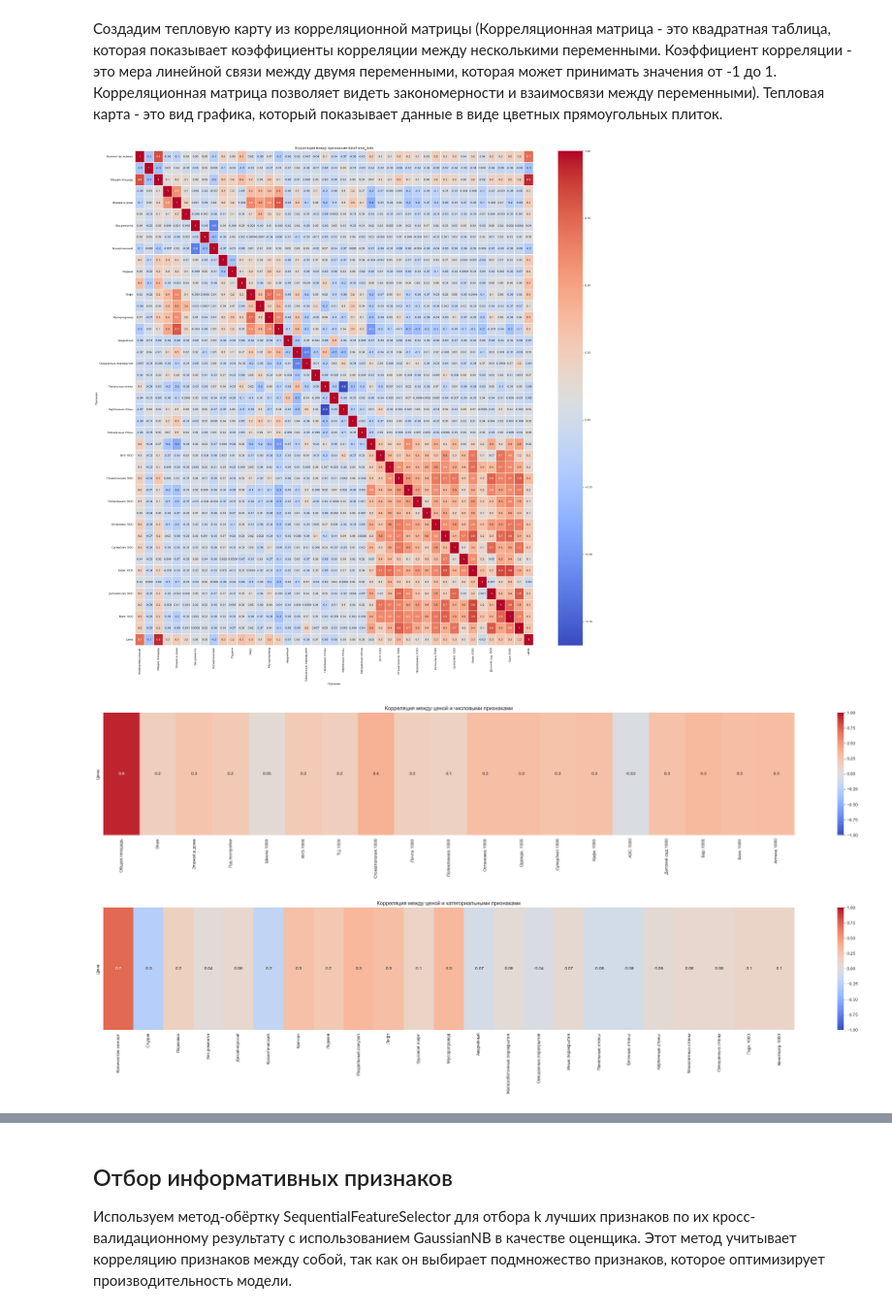
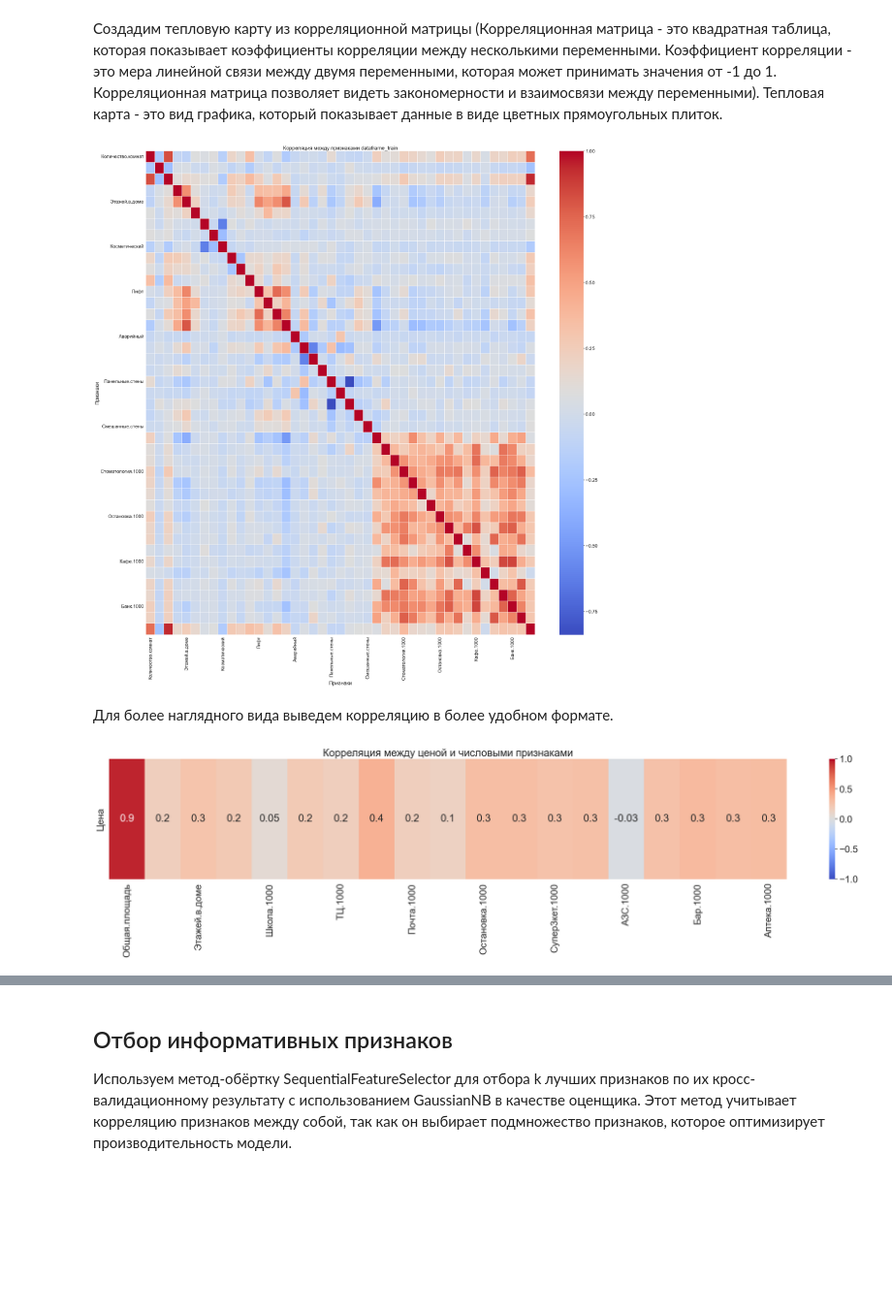
Before and after one commit to Nitrolacs/data_analysis_3_lab, a Jupyter notebook: notebooks/lab_3.ipynb, the cells around one changed output, grey strips where cells are left out. Shown at 97% size. Drawn from its saved outputs; the diff is of its cells as text; code cells hidden in the pictures; blank space fills up the shorter version.

Commit message:
Update graphics.

```diff
--- a/notebooks/lab_3.ipynb
+++ b/notebooks/lab_3.ipynb
@@ -206,21 +205,23 @@ dataframe_train.describe()
 # %% [markdown]
 Создадим тепловую карту из корреляционной матрицы (Корреляционная матрица - это квадратная таблица, которая показывает коэффициенты корреляции между несколькими переменными. Коэффициент корреляции - это мера линейной связи между двумя переменными, которая может принимать значения от -1 до 1. Корреляционная матрица позволяет видеть закономерности и взаимосвязи между переменными). Тепловая карта - это вид графика, который показывает данные в виде цветных прямоугольных плиток.
 # %%
-# Создаем тепловую карту с новой цветовой схемой и аргументом aspect
-sb.heatmap(dataframe_train.corr(), annot=True, cmap='coolwarm', linewidths=0.2,
-           fmt='.1g')
+corr_matrix = dataframe_train.corr()  # Матрица корреляции между всеми столбцами датафрейма
 
+sb.set(font_scale=2)
+sb.heatmap(corr_matrix, annot=False, cmap='coolwarm', linewidths=0.2,)
 # Добавляем заголовок и подписи осей
 plt.title('Корреляция между признаками dataframe_train')
 plt.xlabel('Признаки')
 plt.ylabel('Признаки')
 
 fig = plt.gcf()
-fig.set_size_inches(30, 30)
+fig.set_size_inches(40, 40)
 
 plt.show()
 # %% [output]
-[figure, old version]
+[figure, new version]
+# %% [markdown]
+Для более наглядного вида выведем корреляцию в более удобном формате.
 # %%
 def show_heat_map(colums: list, title: str):
     """
@@ -244,8 +244,4 @@ def show_heat_map(colums: list, title: str):
 # %%
 show_heat_map(dataframe_numerical, "числовыми")
 # %% [output]
-[figure, old version]
+[figure, new version]
-# %%
-show_heat_map(dataframe_categorical, "категориальными")
-# %% [output]
-[figure, removed]
```
Also changed, not shown: parts of 21 cells of this notebook, 2 other files.
